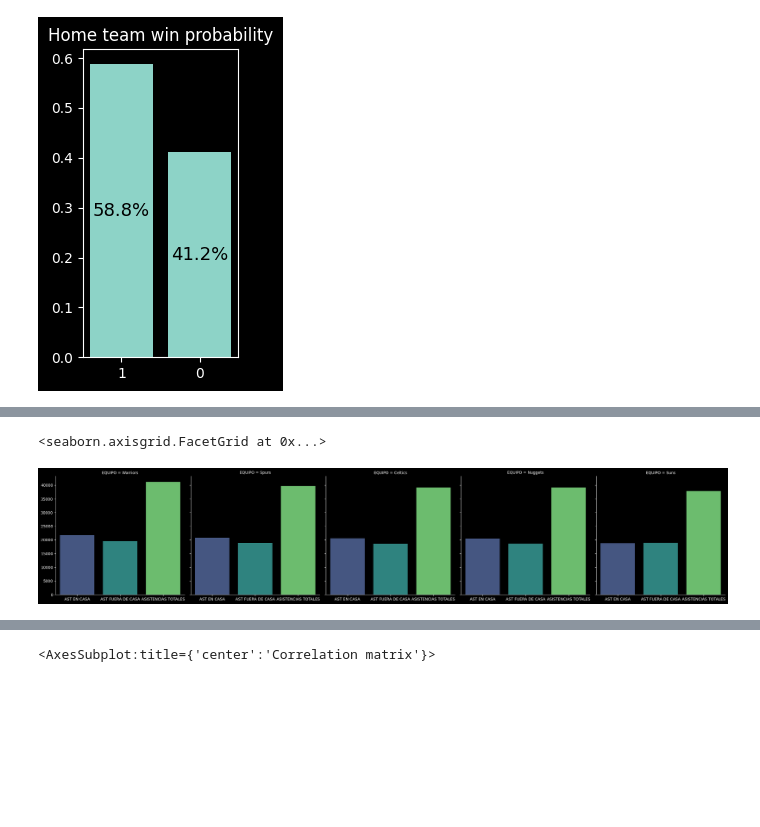
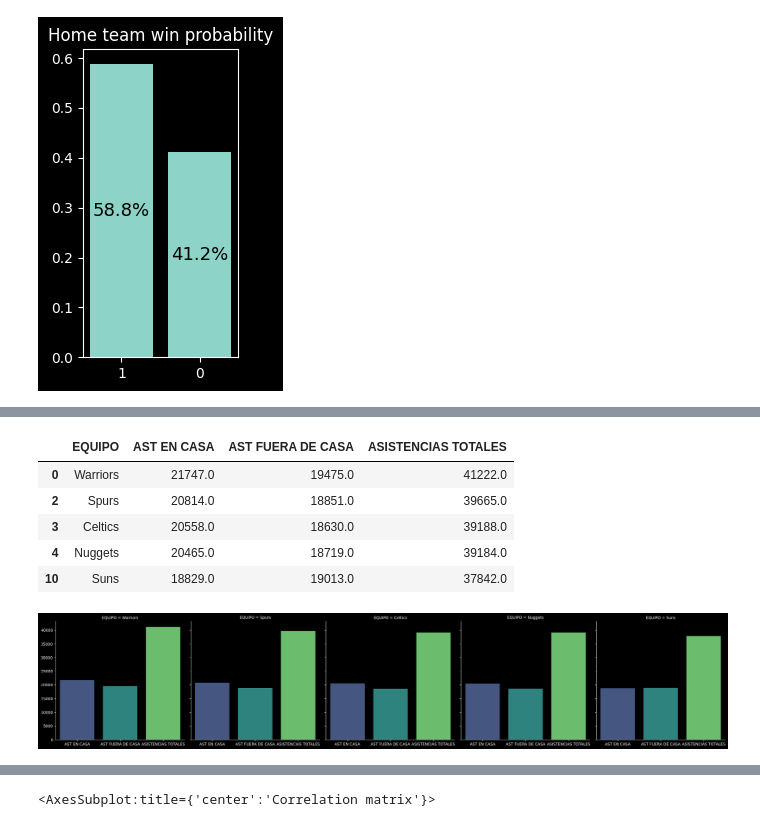
Before and after one commit to Jackey-Marine/NBA_PREDICT, a Jupyter notebook: predict_ML.ipynb, the cells around one changed output, grey strips where cells are left out. Saved outputs shown, nothing was run; the diff lists cells and outputs as text; code cells hidden in the pictures; blank space fills up the shorter version.

```diff
--- a/predict_ML.ipynb
+++ b/predict_ML.ipynb
@@ -125,21 +138,27 @@ sns.catplot(data=team_pts[0:5], col='EQUIPO', kind='bar', palette='viridis')
 # %%
 # 主场得分最多的主队排名
 teamhome_ast = df.groupby(['HOME_TEAM_ID']).agg({'AST_home':sum}).sort_values(['AST_home'],ascending=False).reset_index()
 teamhome_ast.columns = ['EQUIPO', 'ASISTENCIAS']
 
 # 客场助攻最多的客队排名
 teamvisitor_ast = df.groupby(['VISITOR_TEAM_ID']).agg({'AST_away':sum}).sort_values(['AST_away'],ascending=False).reset_index()
 teamvisitor_ast.columns = ['EQUIPO', 'ASISTENCIAS']
 
 # 助攻最多的球队排名
 team_ast = teamhome_ast.merge(teamvisitor_ast[['EQUIPO','ASISTENCIAS']], on='EQUIPO')
 team_ast['ASISTENCIAS TOTALES'] = team_ast.sum(axis=1)
 team_ast.columns = ['EQUIPO', 'AST EN CASA', 'AST FUERA DE CASA', 'ASISTENCIAS TOTALES']
 team_ast = team_ast.sort_values(['ASISTENCIAS TOTALES'],ascending=False)
 
 sns.catplot(data=team_ast[0:5], col='EQUIPO', kind='bar', palette='viridis')
+team_ast.head()
 # %% [output]
-<seaborn.axisgrid.FacetGrid at 0x...>
+|  | EQUIPO | AST EN CASA | AST FUERA DE CASA | ASISTENCIAS TOTALES |
+| 0 | Warriors | 21747.0 | 19475.0 | 41222.0 |
+| 2 | Spurs | 20814.0 | 18851.0 | 39665.0 |
+| 3 | Celtics | 20558.0 | 18630.0 | 39188.0 |
+| 4 | Nuggets | 20465.0 | 18719.0 | 39184.0 |
+| 10 | Suns | 18829.0 | 19013.0 | 37842.0 |
 [figure]
 # %%
 # 主场篮板最多的主队
```
Also changed, not shown: parts of 12 cells of this notebook, 16 other files.
